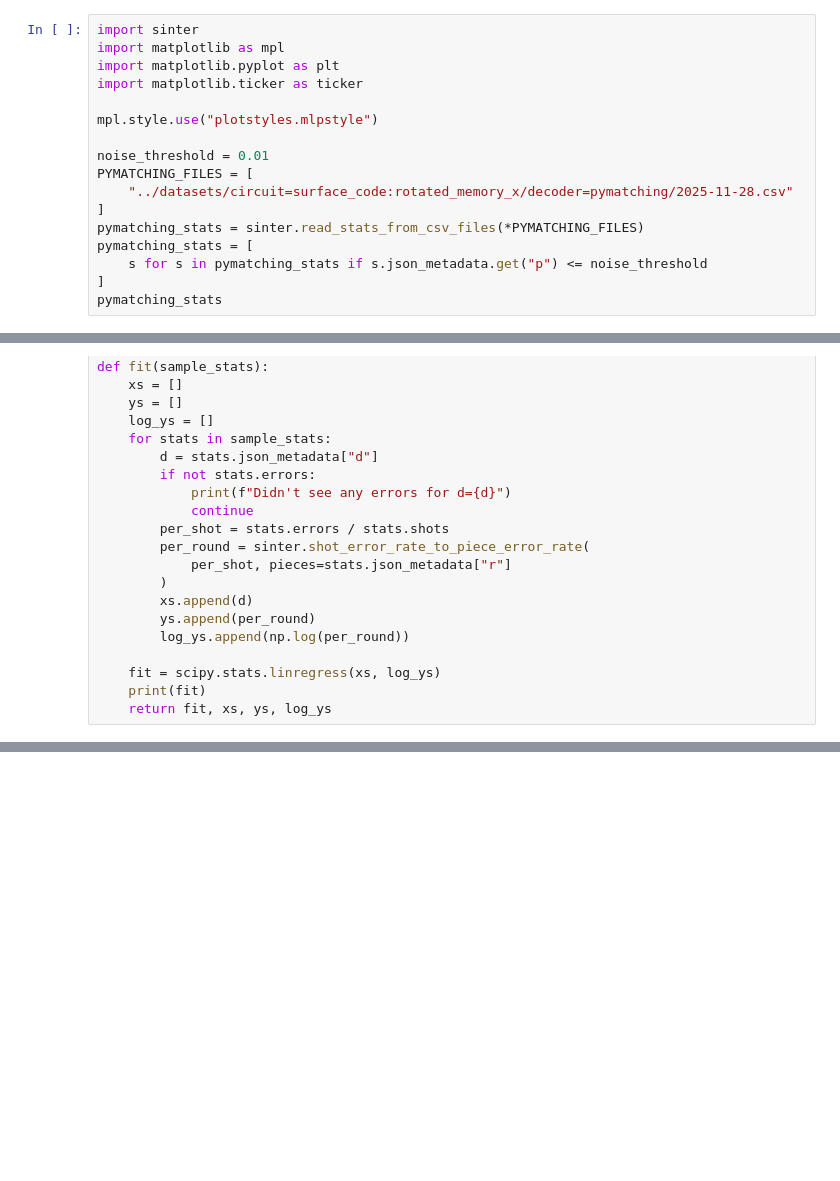
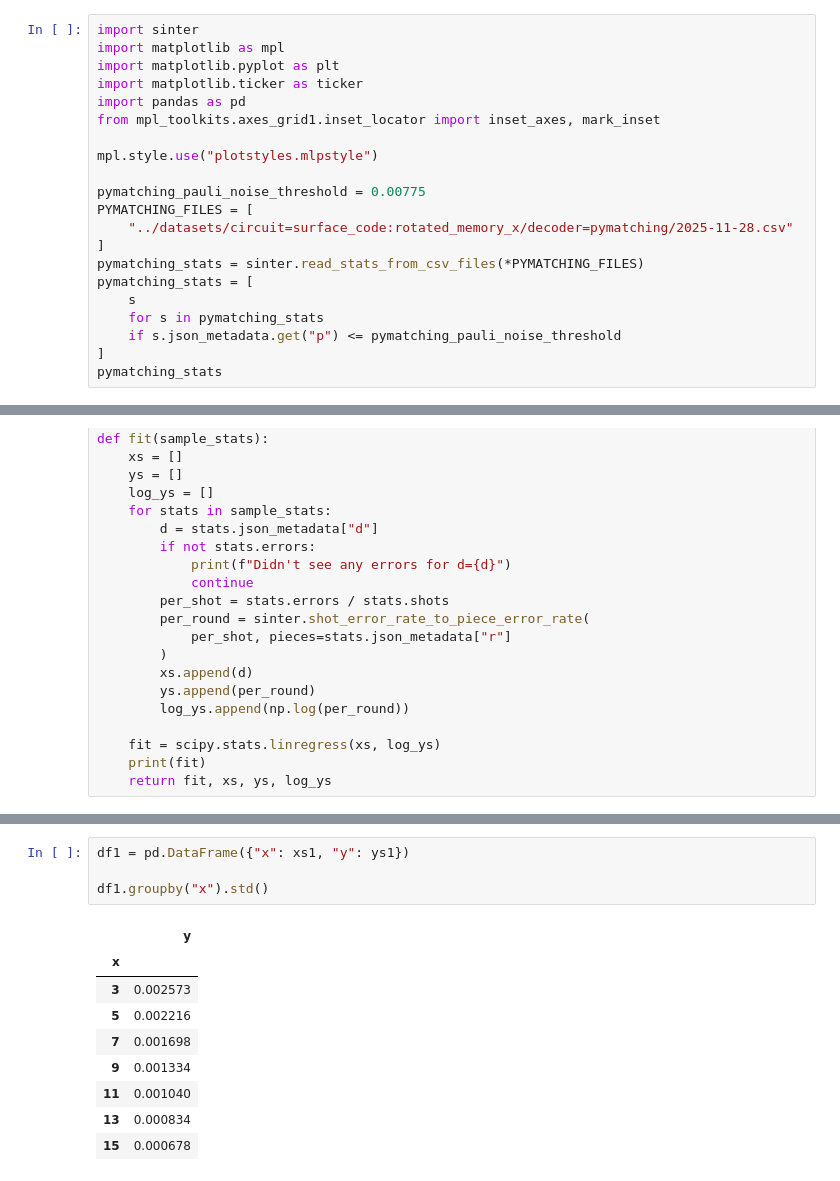
Before and after one commit to leigh-johnson/C191A-qubit-minesweeper, a Jupyter notebook: notebooks/survival_distance.ipynb, the cells around one changed output, grey strips where cells are left out. Saved outputs shown, nothing was run; the diff lists cells and outputs as text; blank space fills up the shorter version.

```diff
--- a/notebooks/survival_distance.ipynb
+++ b/notebooks/survival_distance.ipynb
@@ -3,16 +3,20 @@ import sinter
 import matplotlib as mpl
 import matplotlib.pyplot as plt
 import matplotlib.ticker as ticker
+import pandas as pd
+from mpl_toolkits.axes_grid1.inset_locator import inset_axes, mark_inset
 
 mpl.style.use("plotstyles.mlpstyle")
 
-noise_threshold = 0.01
+pymatching_pauli_noise_threshold = 0.00775
 PYMATCHING_FILES = [
     "../datasets/circuit=surface_code:rotated_memory_x/decoder=pymatching/2025-11-28.csv"
 ]
 pymatching_stats = sinter.read_stats_from_csv_files(*PYMATCHING_FILES)
 pymatching_stats = [
-    s for s in pymatching_stats if s.json_metadata.get("p") <= noise_threshold
+    s
+    for s in pymatching_stats
+    if s.json_metadata.get("p") <= pymatching_pauli_noise_threshold
 ]
 pymatching_stats
 # %% [output]
@@ -192,0 +200,14 @@ LinregressResult(slope=np.float64(-0.38560208001591123), intercept=np.float64(-4
+# %%
+df1 = pd.DataFrame({"x": xs1, "y": ys1})
+
+df1.groupby("x").std()
+# %% [output]
+|  | y |
+| x |  |
+| 3 | 0.002573 |
+| 5 | 0.002216 |
+| 7 | 0.001698 |
+| 9 | 0.001334 |
+| 11 | 0.001040 |
+| 13 | 0.000834 |
+| 15 | 0.000678 |
```
Also changed, not shown: parts of 13 cells of this notebook, 10 other files.
